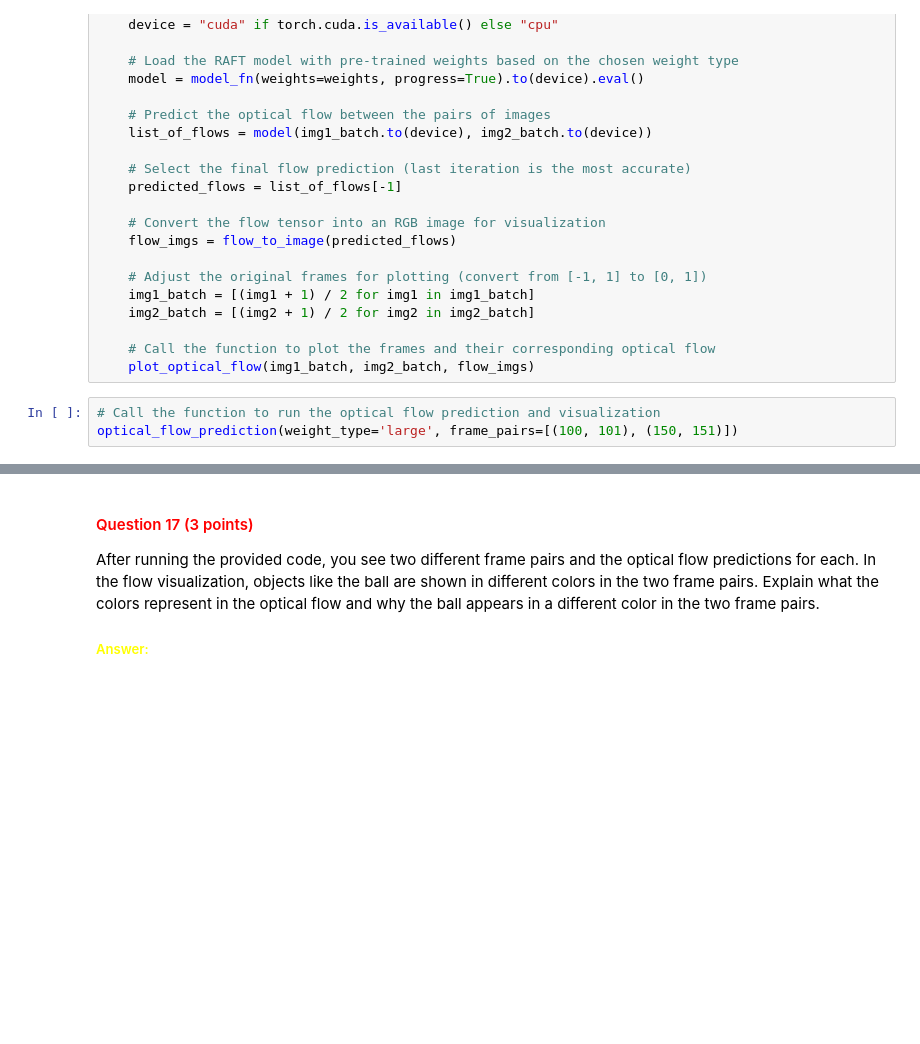
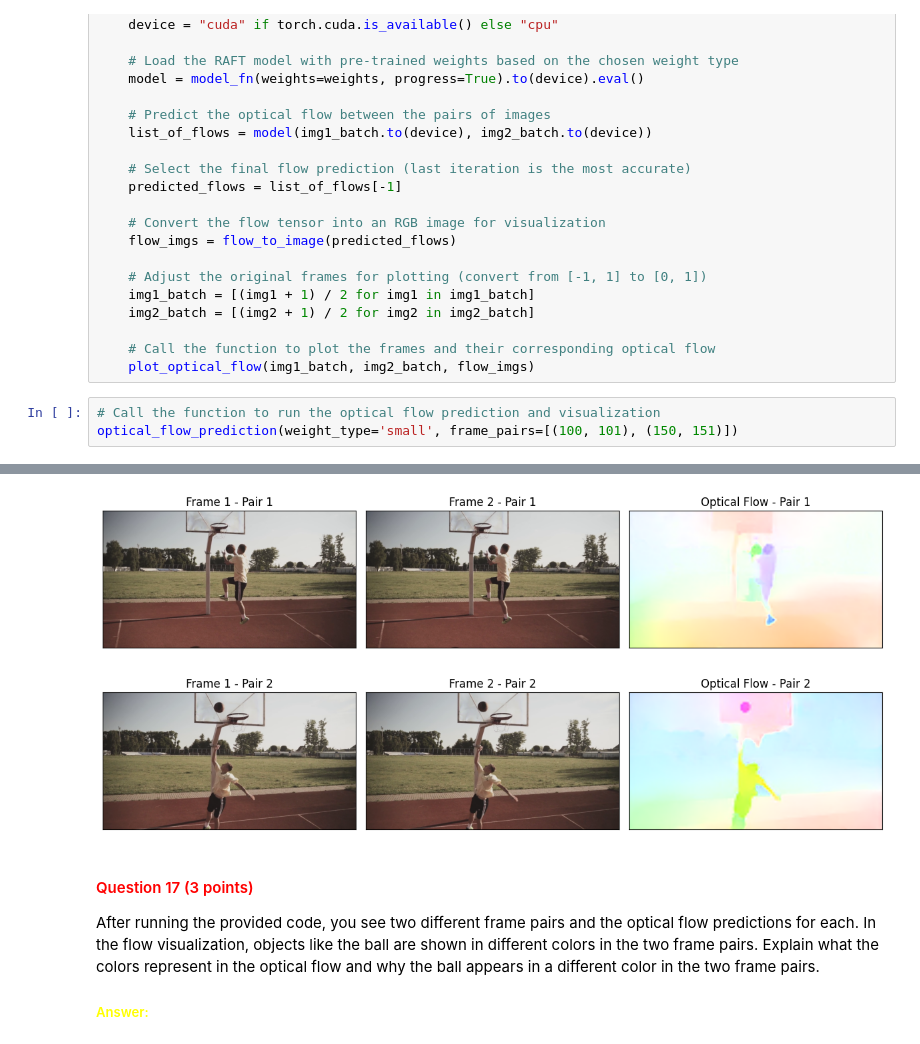
Before and after one commit to uvacv1/cv1-lab-3, a Jupyter notebook: cv1-lab-3.ipynb, the cells around one changed output, grey strips where cells are left out. Drawn from its saved outputs; the diff is of its cells as text; blank space fills up the shorter version.

```diff
--- a/cv1-lab-3.ipynb
+++ b/cv1-lab-3.ipynb
@@ -1017,4 +1017,5 @@ def optical_flow_prediction(weight_type='small', frame_pairs=[(100, 101), (150,
     plot_optical_flow(img1_batch, img2_batch, flow_imgs)
 # %%
 # Call the function to run the optical flow prediction and visualization
-optical_flow_prediction(weight_type='large', frame_pairs=[(100, 101), (150, 151)])
+optical_flow_prediction(weight_type='small', frame_pairs=[(100, 101), (150, 151)])
+# %% [output]
@@ -1021,3 +1023,4 @@ optical_flow_prediction(weight_type='large', frame_pairs=[(100, 101), (150, 151)
+[figure, added]
 # %% [markdown]
 <a id="question-17"></a>
 #### <font color='#FF0000'>Question 17 (3 points)</font>
```
Also changed, not shown: parts of 12 cells of this notebook.
